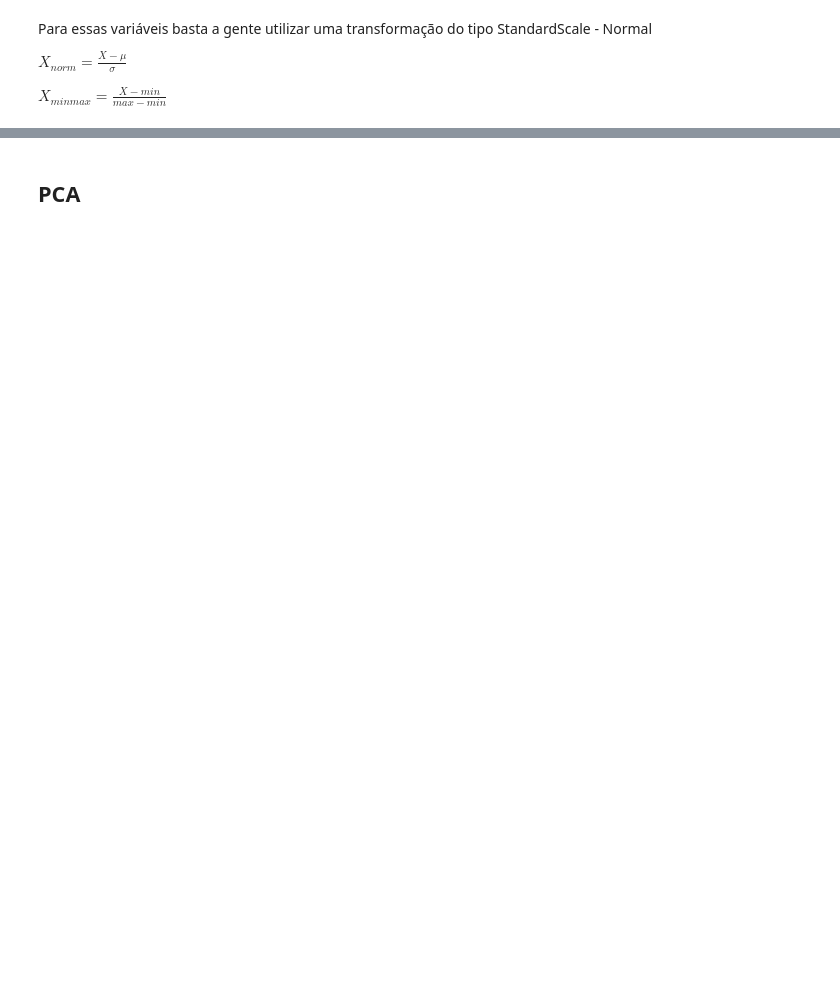
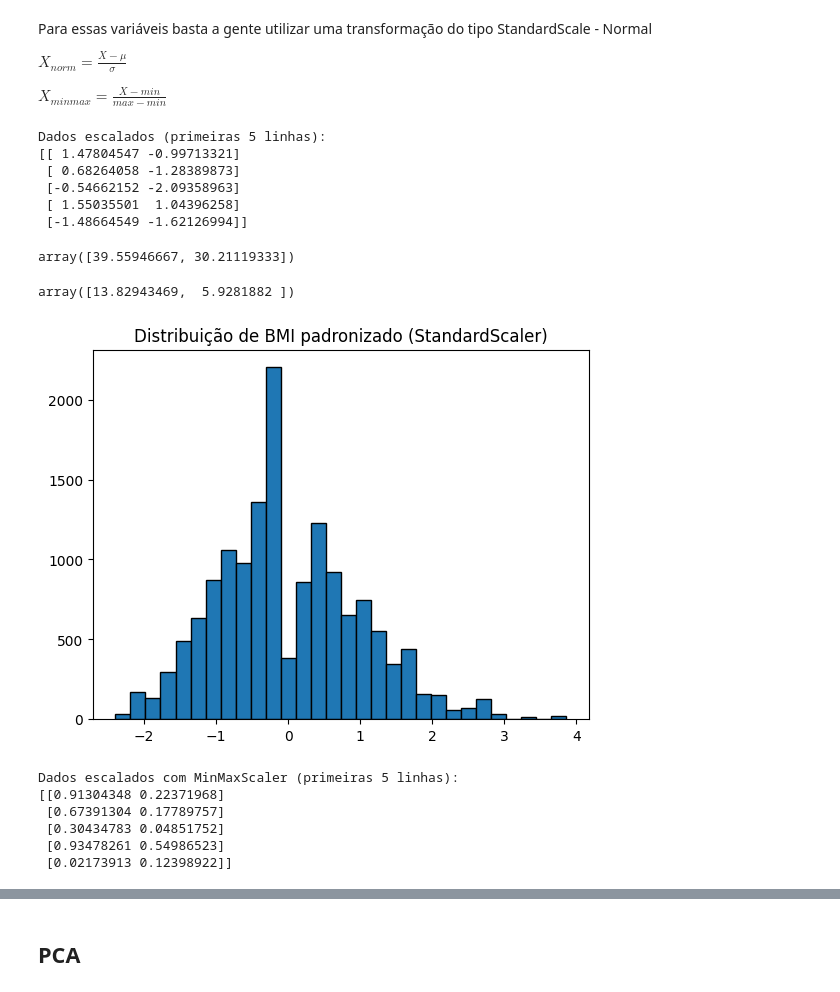
Before and after one commit to DalpesCS50/trab_estagio4_health-insurance-claims-prediction, a Jupyter notebook: notebooks/Pre_processamento_trabalho.ipynb, the cells around one changed output, grey strips where cells are left out. Cells and saved outputs as stored; diff of their text form; code cells hidden in the pictures; blank space fills up the shorter version.

```diff
--- a/notebooks/Pre_processamento_trabalho.ipynb
+++ b/notebooks/Pre_processamento_trabalho.ipynb
@@ -1222,2 +1265,53 @@ print(age_bmi_minmax)
+# %%
+# O erro KeyError ocorria porque 'AGE' e 'BMI' estavam em maiúsculas e o DataFrame 'df' estava vazio.
+# Corrigindo para usar as colunas corretas em minúsculo no DataFrame íntegro 'df_raw':
+
+# StandardScale
+scaler = StandardScaler().fit(df_raw[['age', 'bmi']])
+age_bmi_scaled = scaler.transform(df_raw[['age', 'bmi']])
+
+print("Dados escalados (primeiras 5 linhas):")
+print(age_bmi_scaled[:5])
+# %% [output]
+Dados escalados (primeiras 5 linhas):
+[[ 1.47804547 -0.99713321]
+ [ 0.68264058 -1.28389873]
+ [-0.54662152 -2.09358963]
+ [ 1.55035501  1.04396258]
+ [-1.48664549 -1.62126994]]
+# %%
+# Agora que o scaler foi criado corretamente usando df_raw:
+scaler.mean_
+# %% [output]
+array([39.55946667, 30.21119333])
+# %%
+# Acessando a escala (desvio padrão) calculada do df_raw:
+scaler.scale_
+# %% [output]
+array([13.82943469,  5.9281882 ])
+# %%
+# Histograma do IMC (bmi) após padronização pelo StandardScaler:
+plt.hist(age_bmi_scaled[:, 1], bins=30, edgecolor='black')
+plt.title('Distribuição de BMI padronizado (StandardScaler)')
+plt.show()
+# %% [output]
+[figure, added]
+# %%
+# O erro KeyError ocorria porque 'AGE' e 'BMI' estavam em maiúsculas e o DataFrame 'df' estava vazio.
+# Corrigindo para usar as colunas corretas em minúsculo no DataFrame íntegro 'df_raw':
+
+# MinMax
+minmax_scaler = MinMaxScaler().fit(df_raw[['age', 'bmi']])
+age_bmi_minmax = minmax_scaler.transform(df_raw[['age', 'bmi']])
+
+print("Dados escalados com MinMaxScaler (primeiras 5 linhas):")
+print(age_bmi_minmax[:5])
+# %% [output]
+Dados escalados com MinMaxScaler (primeiras 5 linhas):
+[[0.91304348 0.22371968]
+ [0.67391304 0.17789757]
+ [0.30434783 0.04851752]
+ [0.93478261 0.54986523]
+ [0.02173913 0.12398922]]
 # %%
 plt.hist(age_bmi_minmax[:, 1]);
```
Also changed, not shown: parts of 45 cells of this notebook.
